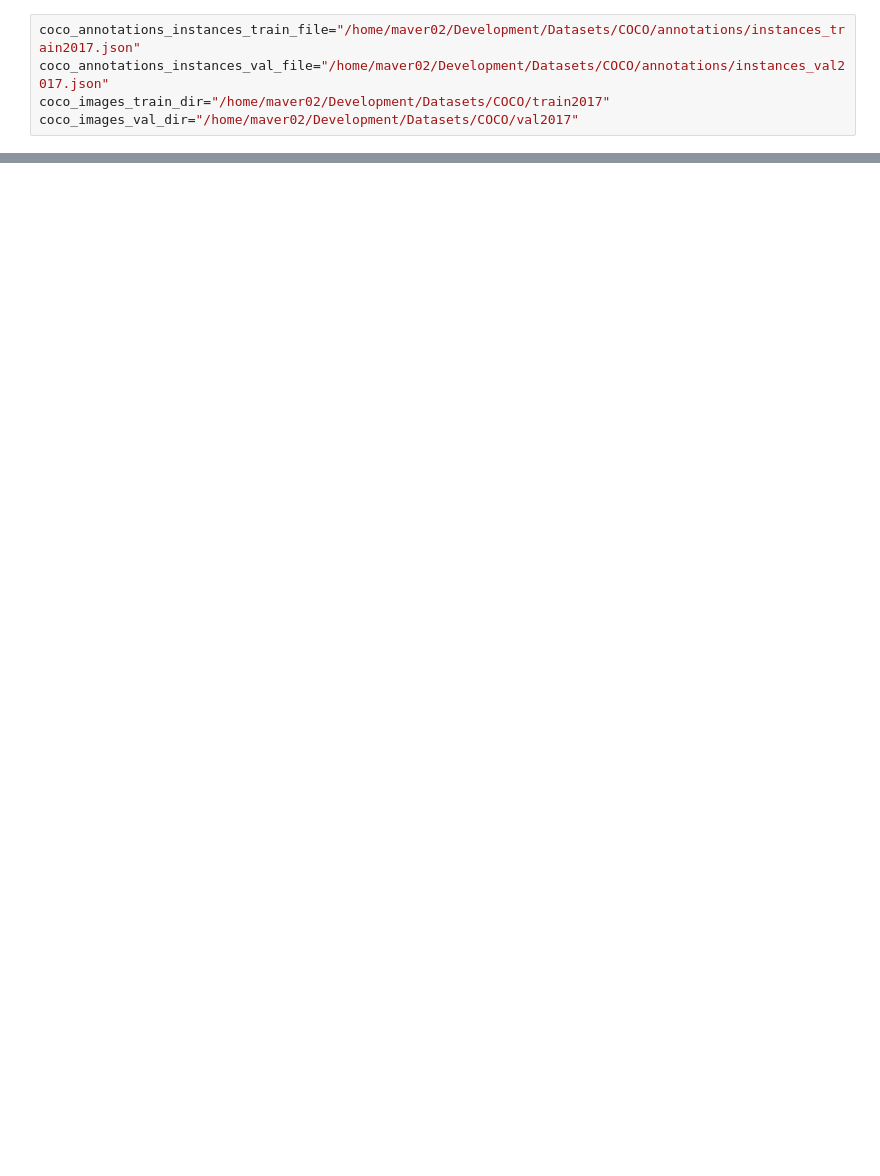
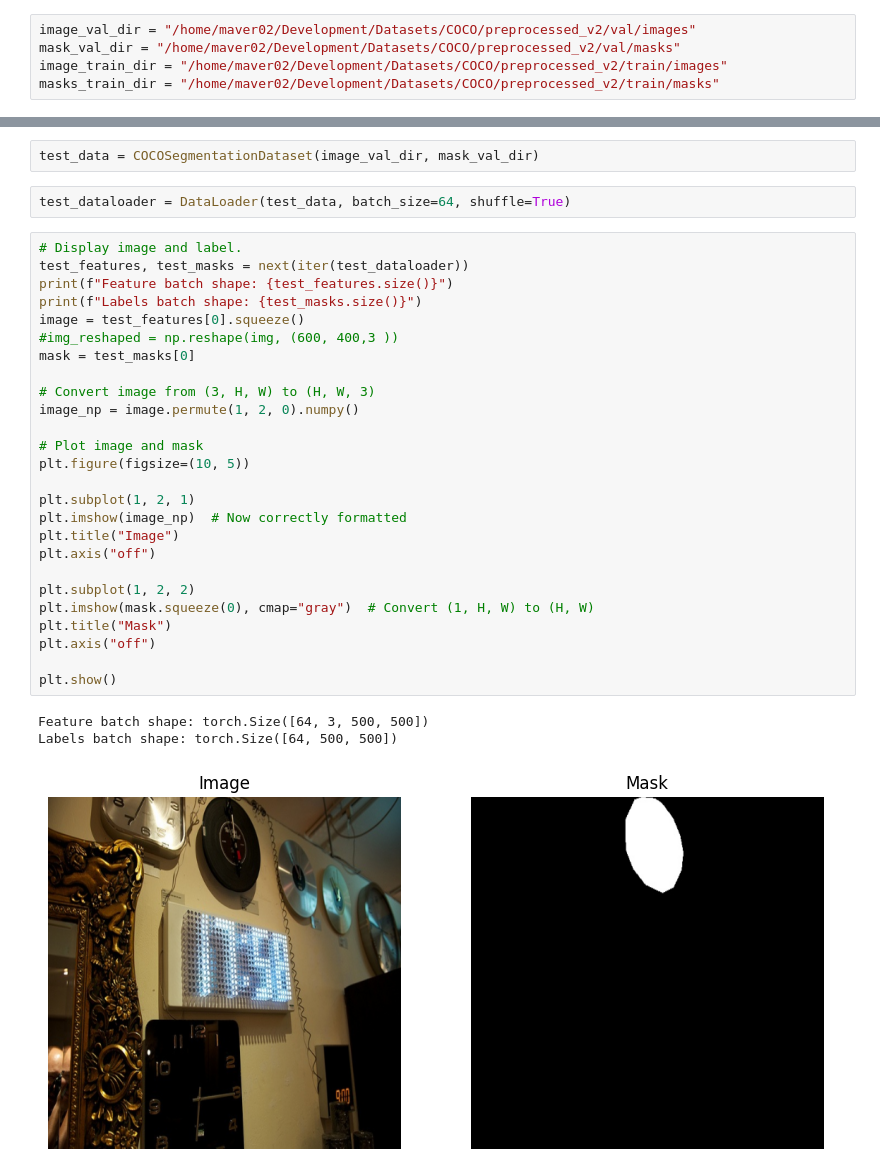
Before and after one commit to maver01/basic-coco-object-detection, a Jupyter notebook: training/model_training.ipynb, the cells around one changed output, grey strips where cells are left out. Drawn from its saved outputs; the diff is of its cells as text; blank space fills up the shorter version.

Commit message:
dataloader working

```diff
--- a/training/model_training.ipynb
+++ b/training/model_training.ipynb
@@ -109,5 +64,5 @@ Setting the data locations
 # %%
-coco_annotations_instances_train_file="/home/maver02/Development/Datasets/COCO/annotations/instances_train2017.json"
-coco_annotations_instances_val_file="/home/maver02/Development/Datasets/COCO/annotations/instances_val2017.json"
-coco_images_train_dir="/home/maver02/Development/Datasets/COCO/train2017"
-coco_images_val_dir="/home/maver02/Development/Datasets/COCO/val2017"
+image_val_dir = "/home/maver02/Development/Datasets/COCO/preprocessed_v2/val/images"
+mask_val_dir = "/home/maver02/Development/Datasets/COCO/preprocessed_v2/val/masks"
+image_train_dir = "/home/maver02/Development/Datasets/COCO/preprocessed_v2/train/images"
+masks_train_dir = "/home/maver02/Development/Datasets/COCO/preprocessed_v2/train/masks"
@@ -131,0 +69,34 @@ print(image_path)
+# %%
+test_data = COCOSegmentationDataset(image_val_dir, mask_val_dir)
+# %%
+test_dataloader = DataLoader(test_data, batch_size=64, shuffle=True)
+# %%
+# Display image and label.
+test_features, test_masks = next(iter(test_dataloader))
+print(f"Feature batch shape: {test_features.size()}")
+print(f"Labels batch shape: {test_masks.size()}")
+image = test_features[0].squeeze()
+#img_reshaped = np.reshape(img, (600, 400,3 ))
+mask = test_masks[0]
+
+# Convert image from (3, H, W) to (H, W, 3)
+image_np = image.permute(1, 2, 0).numpy()
+
+# Plot image and mask
+plt.figure(figsize=(10, 5))
+
+plt.subplot(1, 2, 1)
+plt.imshow(image_np)  # Now correctly formatted
+plt.title("Image")
+plt.axis("off")
+
+plt.subplot(1, 2, 2)
+plt.imshow(mask.squeeze(0), cmap="gray")  # Convert (1, H, W) to (H, W)
+plt.title("Mask")
+plt.axis("off")
+
+plt.show()
+# %% [output]
+Feature batch shape: torch.Size([64, 3, 500, 500])
+Labels batch shape: torch.Size([64, 500, 500])
+[figure, added]
```
Also changed, not shown: parts of 9 cells of this notebook, 4 other files.
